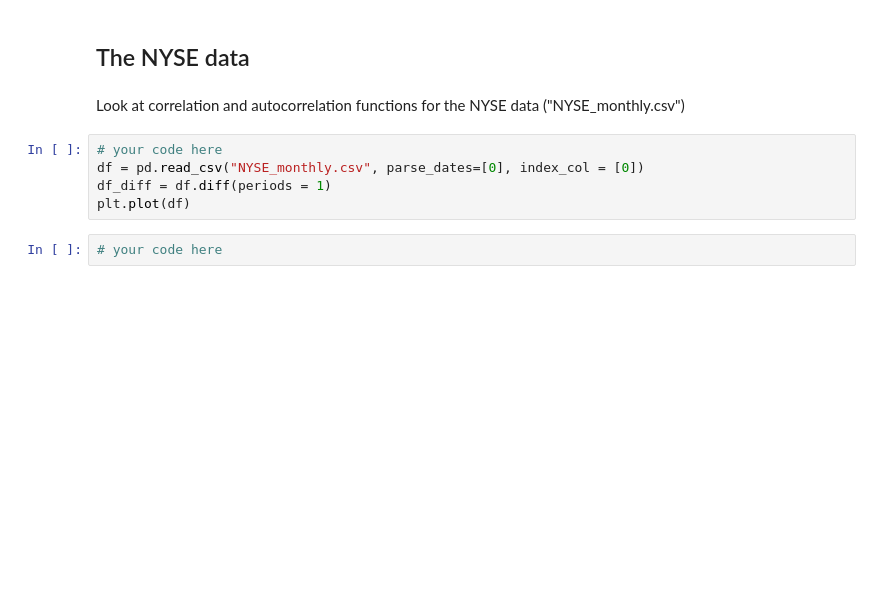
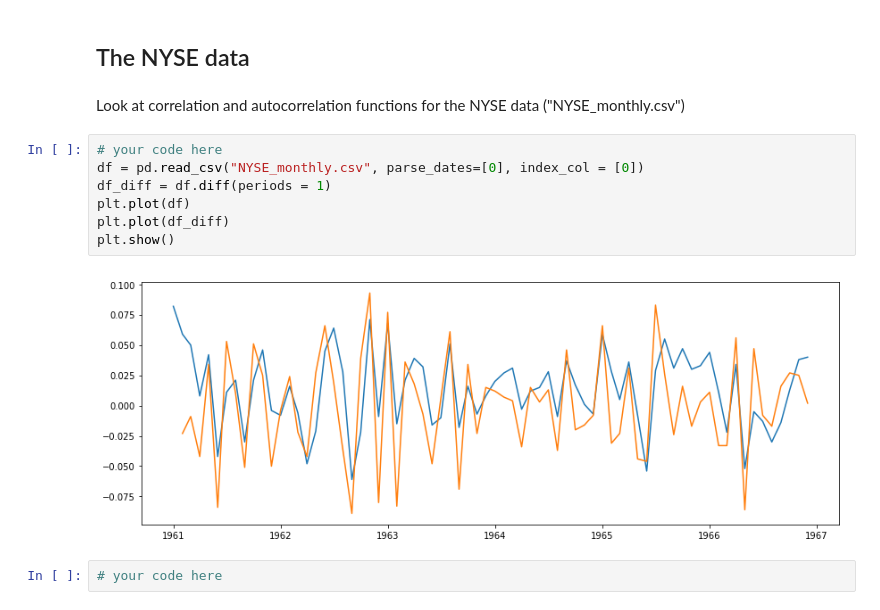
Before and after one commit to justinlee3/dsc-enterprise-hsbc-autocorrelation-in-time-series-lab-hsbc-ds-081319, a Jupyter notebook: index.ipynb, the cells around one changed output. Drawn from its saved outputs; the diff is of its cells as text; blank space fills up the shorter version.

```diff
--- a/index.ipynb
+++ b/index.ipynb
@@ -176,8 +176,12 @@ Look at correlation and autocorrelation functions for the NYSE data ("NYSE_month
 # %%
 # your code here
 df = pd.read_csv("NYSE_monthly.csv", parse_dates=[0], index_col = [0])
 df_diff = df.diff(periods = 1)
 plt.plot(df)
+plt.plot(df_diff)
+plt.show()
+# %% [output]
+[figure, added]
 # %%
 # your code here
 # %%
```
